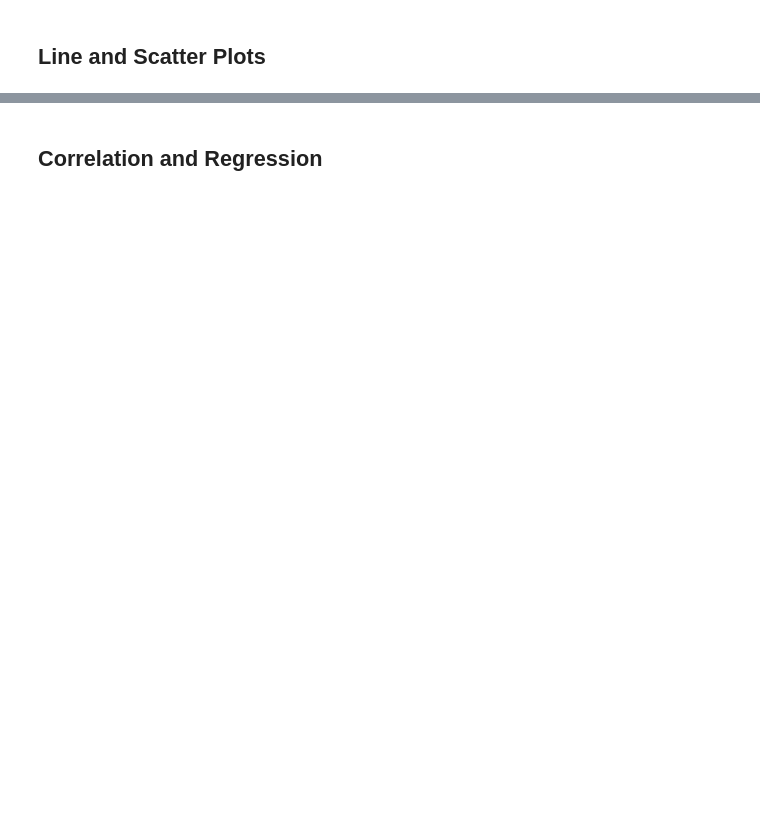
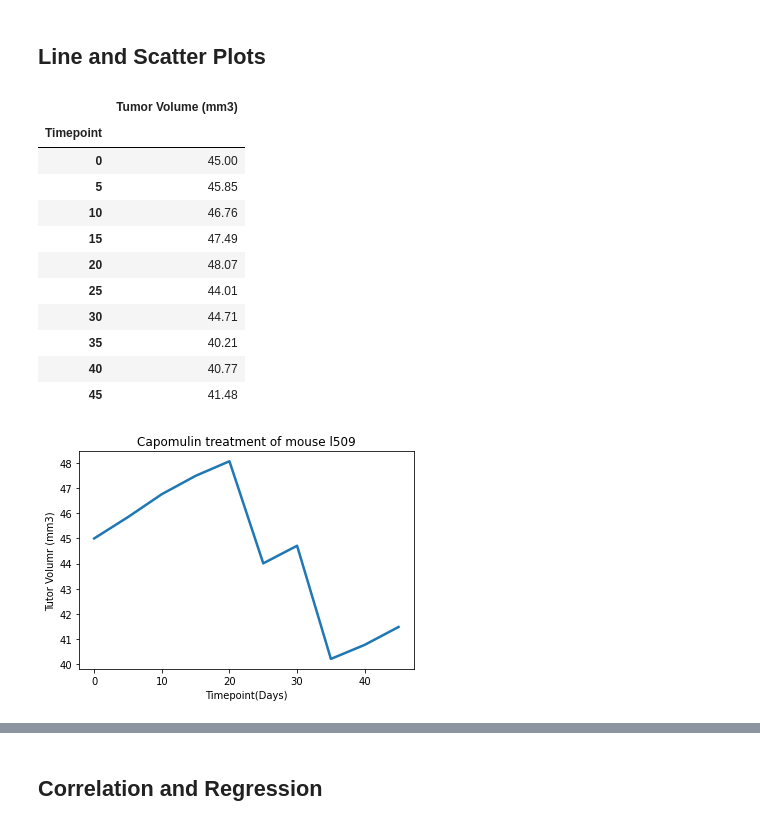
Before and after one commit to Subbagari1985/Matplotlib---challenge, a Jupyter notebook: Pymaceuticals/pymaceuticals_starter.ipynb, the cells around one changed output, grey strips where cells are left out. Saved outputs shown, nothing was run; the diff lists cells and outputs as text; code cells hidden in the pictures; blank space fills up the shorter version.

```diff
--- a/Pymaceuticals/pymaceuticals_starter.ipynb
+++ b/Pymaceuticals/pymaceuticals_starter.ipynb
@@ -271,2 +332,28 @@ pd.merge(Updated_df, Greatest_Timepoint, how="outer", on='Mouse ID')
+# %%
+# Generate a line plot of tumor volume vs. time point for a mouse treated with Capomulin
+
+Capomulin_Mouse = Updated_df[Updated_df['Mouse ID']=='l509'][['Timepoint','Tumor Volume (mm3)']].set_index('Timepoint')
+Capomulin_Mouse.plot(linewidth=2.5, legend = False)
+plt.xlabel('Timepoint(Days)')
+plt.ylabel('Tutor Volumr (mm3)')
+plt.title('Capomulin treatment of mouse l509')
+plt.yticks([40,41,42,43,44,45,46,47,48])
+plt.xticks([0,10,20,30, 40])
+
+Capomulin_Mouse
+# %% [output]
+|  | Tumor Volume (mm3) |
+| Timepoint |  |
+| 0 | 45.00 |
+| 5 | 45.85 |
+| 10 | 46.76 |
+| 15 | 47.49 |
+| 20 | 48.07 |
+| 25 | 44.01 |
+| 30 | 44.71 |
+| 35 | 40.21 |
+| 40 | 40.77 |
+| 45 | 41.48 |
+[figure, added]
 # %%
 # Generate a scatter plot of average tumor volume vs. mouse weight for the Capomulin regimen
```
Also changed, not shown: parts of 11 cells of this notebook.
